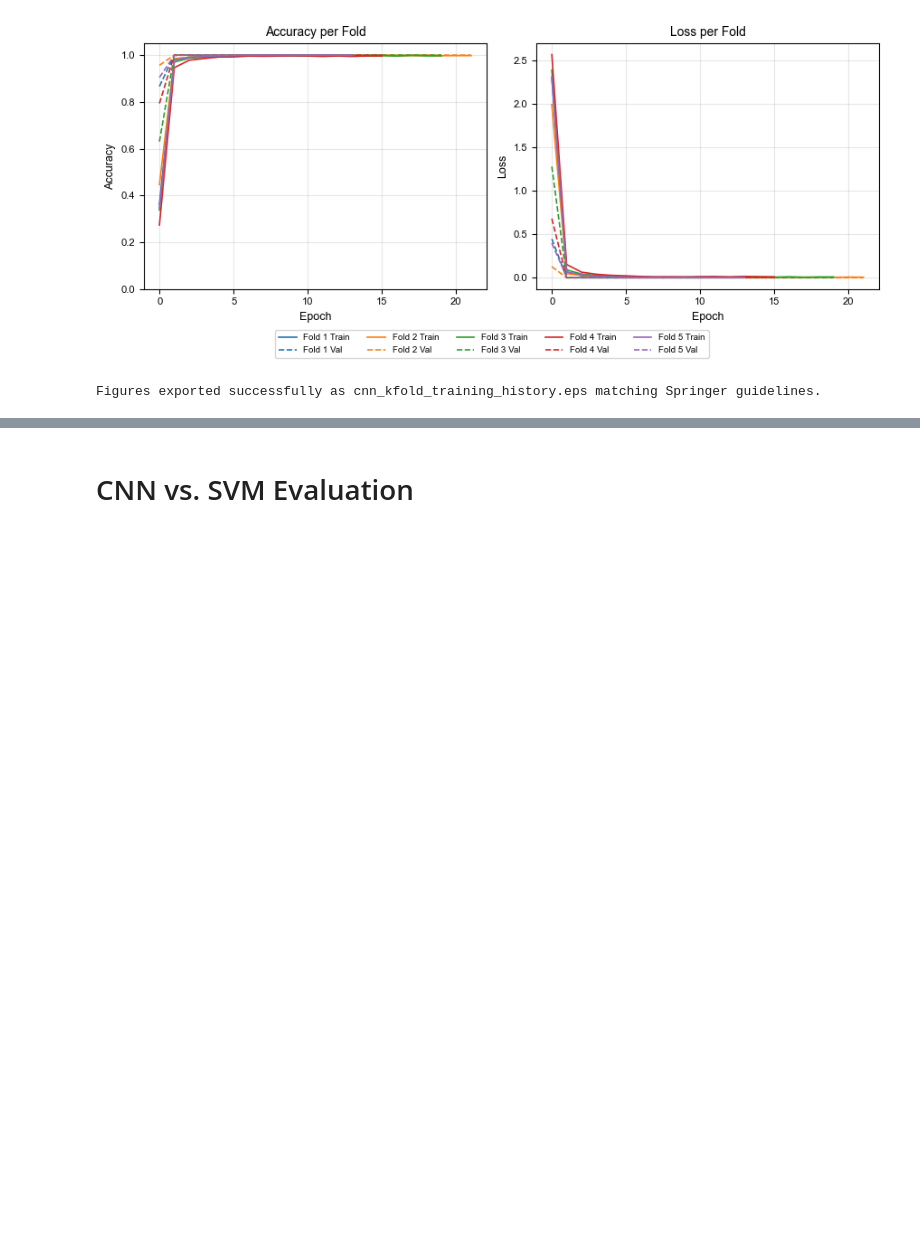
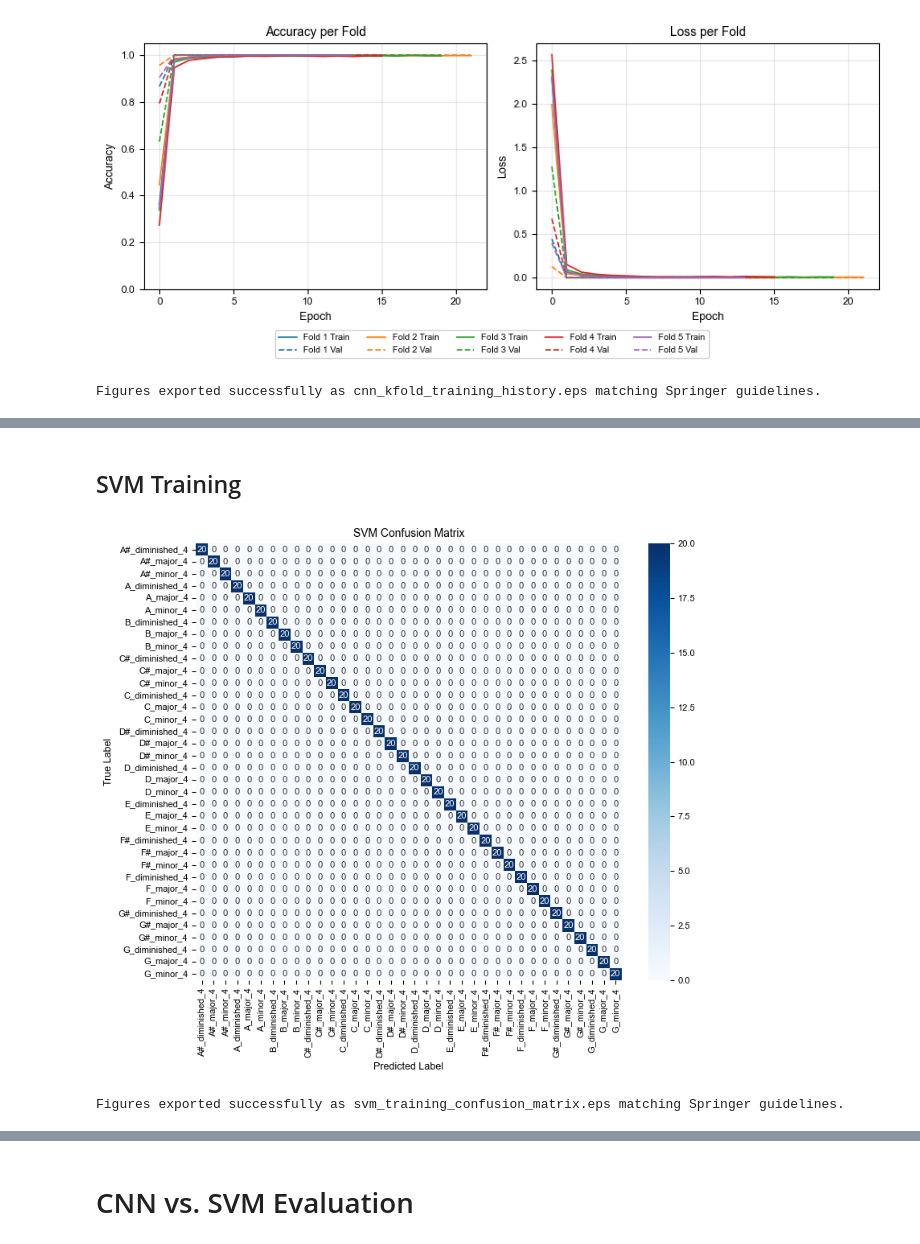
Before and after one commit to sglkc/chord-detector, a Jupyter notebook: training/notebooks/graphics/graphs.ipynb, the cells around one changed output, grey strips where cells are left out. Saved outputs shown, nothing was run; the diff lists cells and outputs as text; code cells hidden in the pictures; blank space fills up the shorter version.

```diff
--- a/training/notebooks/graphics/graphs.ipynb
+++ b/training/notebooks/graphics/graphs.ipynb
@@ -259,0 +444,43 @@ Figures exported successfully as cnn_kfold_training_history.eps matching Springe
+# %% [markdown]
+## SVM Training
+# %%
+import matplotlib.pyplot as plt
+import numpy as np
+import seaborn as sns
+
+# Define the 36 chord classes in order
+class_labels = [
+    'A#_diminished_4', 'A#_major_4', 'A#_minor_4',
+    'A_diminished_4',  'A_major_4',  'A_minor_4',
+    'B_diminished_4',  'B_major_4',  'B_minor_4',
+    'C#_diminished_4', 'C#_major_4', 'C#_minor_4',
+    'C_diminished_4',  'C_major_4',  'C_minor_4',
+    'D#_diminished_4', 'D#_major_4', 'D#_minor_4',
+    'D_diminished_4',  'D_major_4',  'D_minor_4',
+    'E_diminished_4',  'E_major_4',  'E_minor_4',
+    'F#_diminished_4', 'F#_major_4', 'F#_minor_4',
+    'F_diminished_4',  'F_major_4',  'F_minor_4',
+    'G#_diminished_4', 'G#_major_4', 'G#_minor_4',
+    'G_diminished_4',  'G_major_4',  'G_minor_4',
+]
+
+n_classes = len(class_labels)
+cm = np.zeros((n_classes, n_classes), dtype=int)
+
+# Since this is a flawless diagonal matrix, we fill all diagonal elements with 20
+np.fill_diagonal(cm, 20)
+
+# Generate Plot
+fig, ax = plt.subplots(figsize=(8, 7))
+sns.heatmap(cm, annot=True, fmt='d', cmap='Blues',
+            xticklabels=class_labels, yticklabels=class_labels, ax=ax)
+
+ax.set_xlabel('Predicted Label')
+ax.set_ylabel('True Label')
+ax.set_title('SVM Confusion Matrix')
+
+plt.tight_layout()
+export_plot("svm_training_confusion_matrix")
+# %% [output]
+[figure, added]
+Figures exported successfully as svm_training_confusion_matrix.eps matching Springer guidelines.
```
Also changed, not shown: parts of 9 cells of this notebook.
